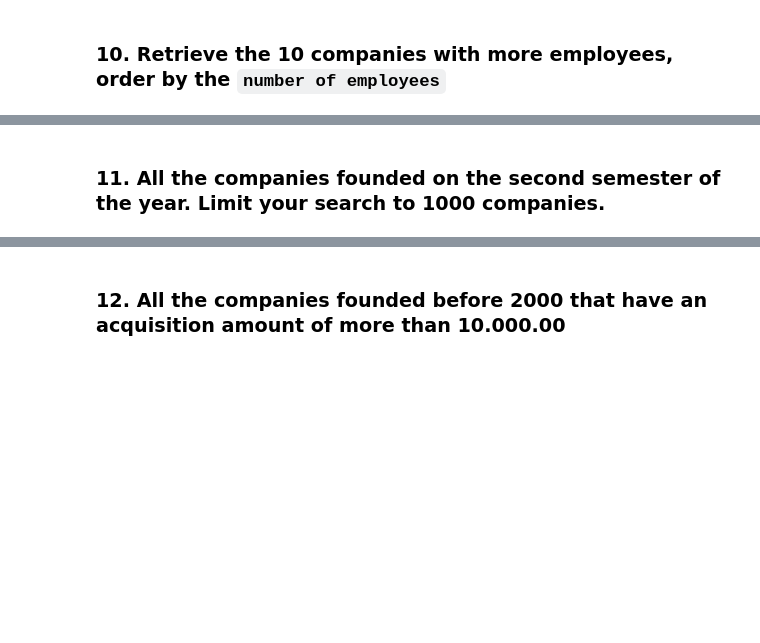
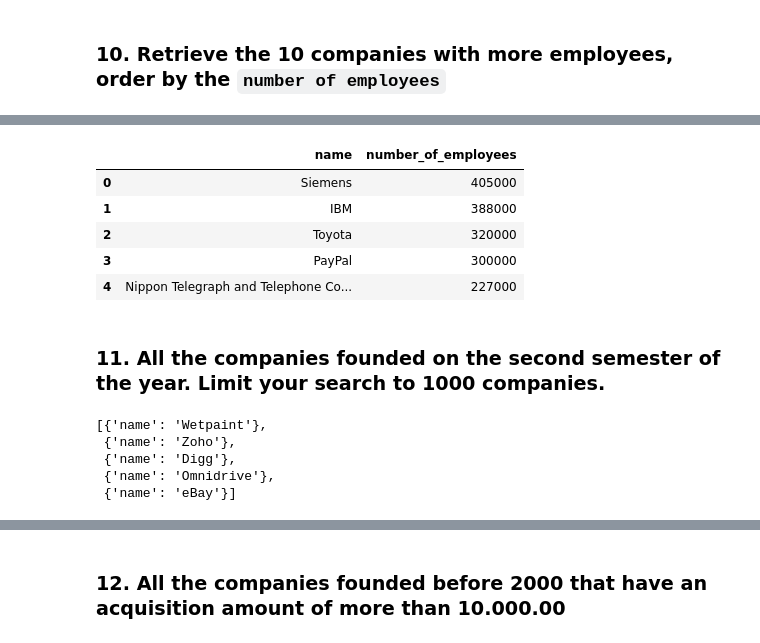
Before and after one commit to Ironhack-Data-Madrid-Octubre-2022/3.4-lab-mongo, a Jupyter notebook: your_code/main.ipynb, the cells around one changed output, grey strips where cells are left out. Saved outputs shown, nothing was run; the diff lists cells and outputs as text; code cells hidden in the pictures; blank space fills up the shorter version.

```diff
--- a/your_code/main.ipynb
+++ b/your_code/main.ipynb
@@ -242,2 +263,12 @@ list(colec.find(query, filtro).limit(5))
+# %%
+more_employees = pd.DataFrame(list(colec.find(query, filtro).sort('number_of_employees', -1).limit(5)))
+more_employees
+# %% [output]
+|  | name | number_of_employees |
+| 0 | Siemens | 405000 |
+| 1 | IBM | 388000 |
+| 2 | Toyota | 320000 |
+| 3 | PayPal | 300000 |
+| 4 | Nippon Telegraph and Telephone Co... | 227000 |
 # %% [markdown]
 ### 11. All the companies founded on the second semester of the year. Limit your search to 1000 companies.
@@ -245,0 +275,12 @@ list(colec.find(query, filtro).limit(5))
+# %%
+query= {'founded_month':{'$gt': 6}}
+
+filtro={'_id': False, 'name': True}
+
+list(colec.find(query, filtro).limit(5))
+# %% [output]
+[{'name': 'Wetpaint'},
+ {'name': 'Zoho'},
+ {'name': 'Digg'},
+ {'name': 'Omnidrive'},
+ {'name': 'eBay'}]
```
Also changed, not shown: parts of 24 cells of this notebook.
